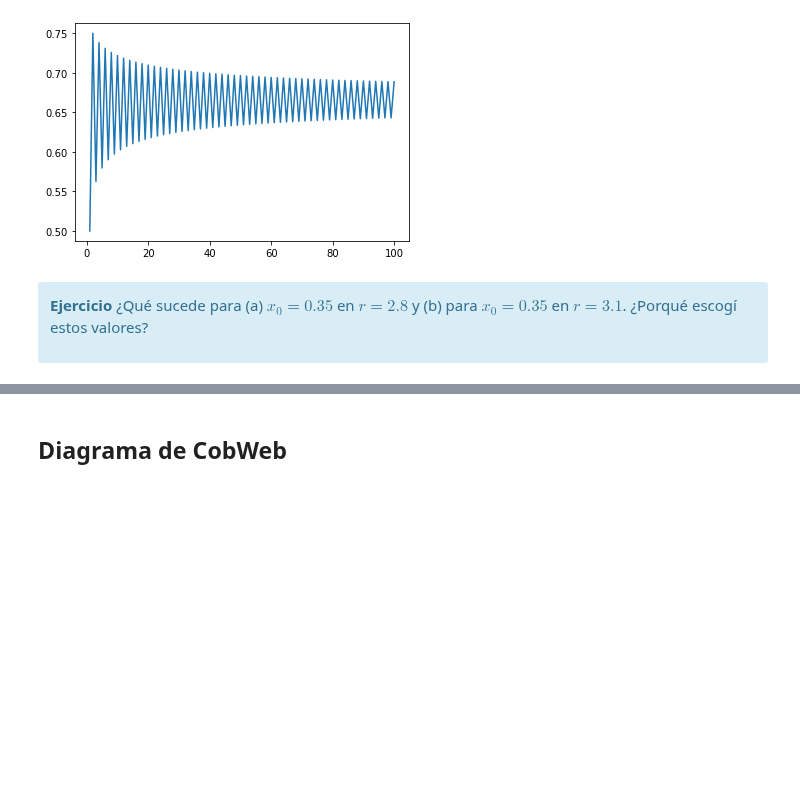
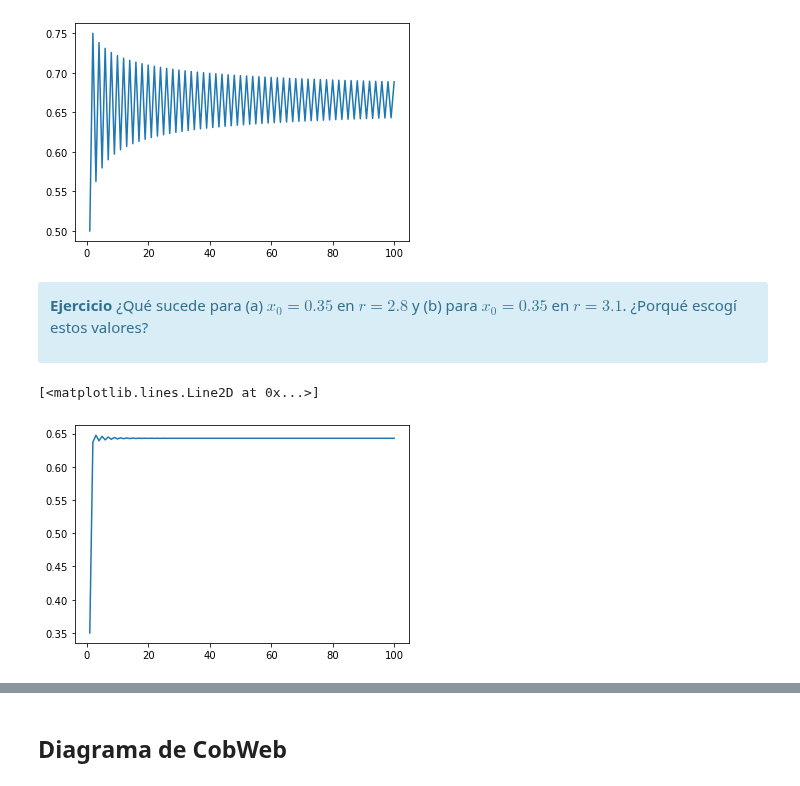
Before and after one commit to Skalas/Matematicas-Computacionales-fall2021, a Jupyter notebook: alumnos/MR1B4RR4/trabajos_en_clase/week10/1-chaos.ipynb, the cells around one changed output, grey strips where cells are left out. Cells and saved outputs as stored; diff of their text form; code cells hidden in the pictures; blank space fills up the shorter version.

```diff
--- a/alumnos/MR1B4RR4/trabajos_en_clase/week10/1-chaos.ipynb
+++ b/alumnos/MR1B4RR4/trabajos_en_clase/week10/1-chaos.ipynb
@@ -245,3 +245,12 @@ interactive(children=(FloatSlider(value=0.5, description='x0', max=1.0), FloatSl
 
 **Ejercicio** ¿Qué sucede para (a) $x_0 = 0.35$ en $r = 2.8$ y (b) para $x_0 = 0.35$ en $r=3.1$. ¿Porqué escogí estos valores?
 </div>
+# %%
+a=iterarLista(logistic_map, 0.35, 100, 2.8)
+b=iterarLista(logistic_map, 0.35, 100, 3.1)
+# %%
+#A
+plt.plot([i for i in range(1,101)],a)
+# %% [output]
+[<matplotlib.lines.Line2D at 0x...>]
+[figure, added]
```
Also changed, not shown: parts of 20 cells of this notebook, 1 other file.
